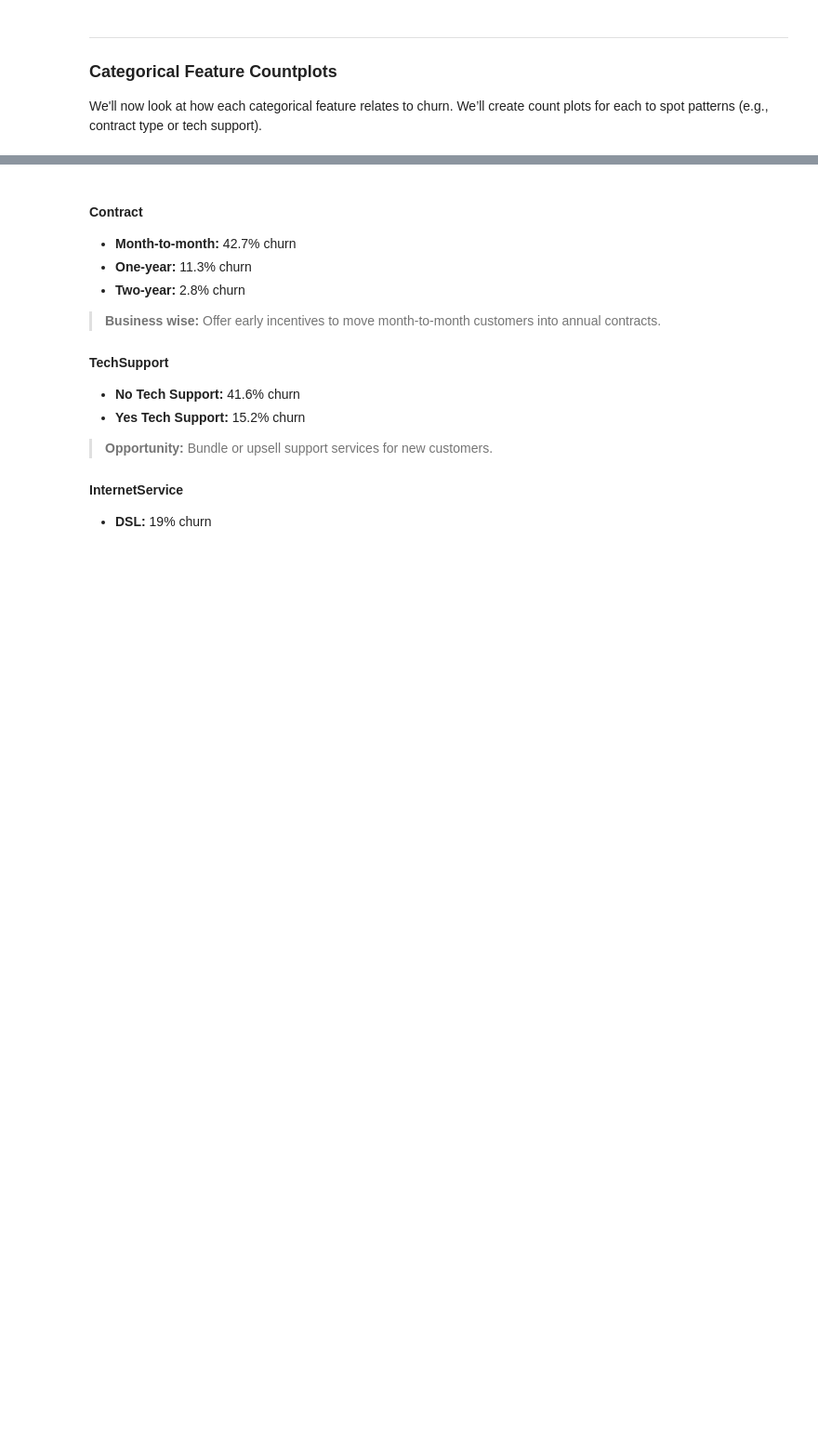
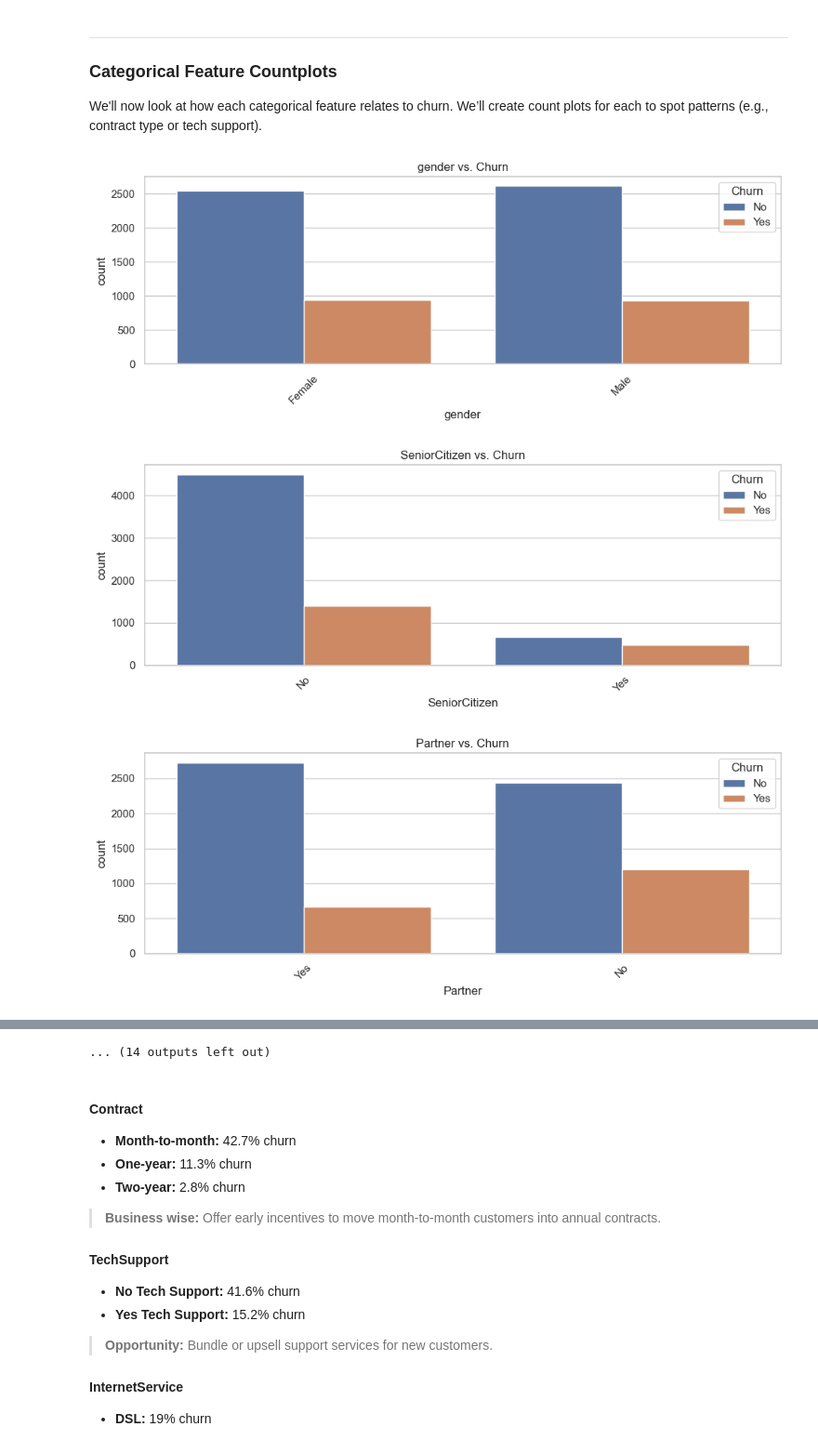
Before and after one commit to cmeKyLe/Customer-Churn-Prediction, a Jupyter notebook: notebooks/EDA.ipynb, the cells around one changed output, grey strips where cells are left out. Shown at 93% size. Saved outputs shown, nothing was run; the diff lists cells and outputs as text; code cells hidden in the pictures; blank space fills up the shorter version.

```diff
--- a/notebooks/EDA.ipynb
+++ b/notebooks/EDA.ipynb
@@ -69,7 +126,7 @@ print("Shape after dropping missing rows:", df.shape)
 We will remove or transform columns that won't help with training the model. Specifically, 'customerID' since it is just an identifier, and 'SeniorCitizen' is numeric but will be better represented as categorical
 # %%
 # Tidy up irrelevant or mis-typed columns
-df.drop(columns=['customerID'], inplace=True)
+
 
 df['SeniorCitizen'] = df['SeniorCitizen'].map({0: 'No', 1: 'Yes'})
 
@@ -141,20 +245,27 @@ print("\nMean Total Charges:\n", mean_total.round(2))
 We'll now look at how each categorical feature relates to churn. We’ll create count plots for each to spot patterns (e.g., contract type or tech support).
 # %%
 # Analysis of categorical features
-cat_cols = [c for c in df.select_dtypes('object').columns if c != 'Churn']
+cat_cols = [
+    col for col in df.select_dtypes(include='object').columns
+    if col not in ('Churn', 'customerID')
+]
 for col in cat_cols:
     plt.figure(figsize=(10,4))
     sns.countplot(data=df, x=col, hue='Churn')
     plt.title(f"{col} vs. Churn")
     plt.xticks(rotation=45)
     plt.tight_layout()
     plt.show()
 
 # Function to print churn % per group
 def churn_rate(col):
     rates = df.groupby(col)['Churn'].value_counts(normalize=True).mul(100).unstack()
     print(f"\nChurn rates by {col}:")
     display(rates.round(1))
 
 for col in ['Contract','TechSupport','InternetService','PaymentMethod','SeniorCitizen']:
     churn_rate(col)
+# %% [output]
+[figure, added]
+[figure, added]
+[figure, added]
@@ -161,3 +281,4 @@ for col in ['Contract','TechSupport','InternetService','PaymentMethod','SeniorCi
+... (14 outputs left out)
 # %% [markdown]
 #### Contract
 - **Month‑to‑month:** 42.7% churn
```
Also changed, not shown: parts of 12 cells of this notebook, 4 other files.
